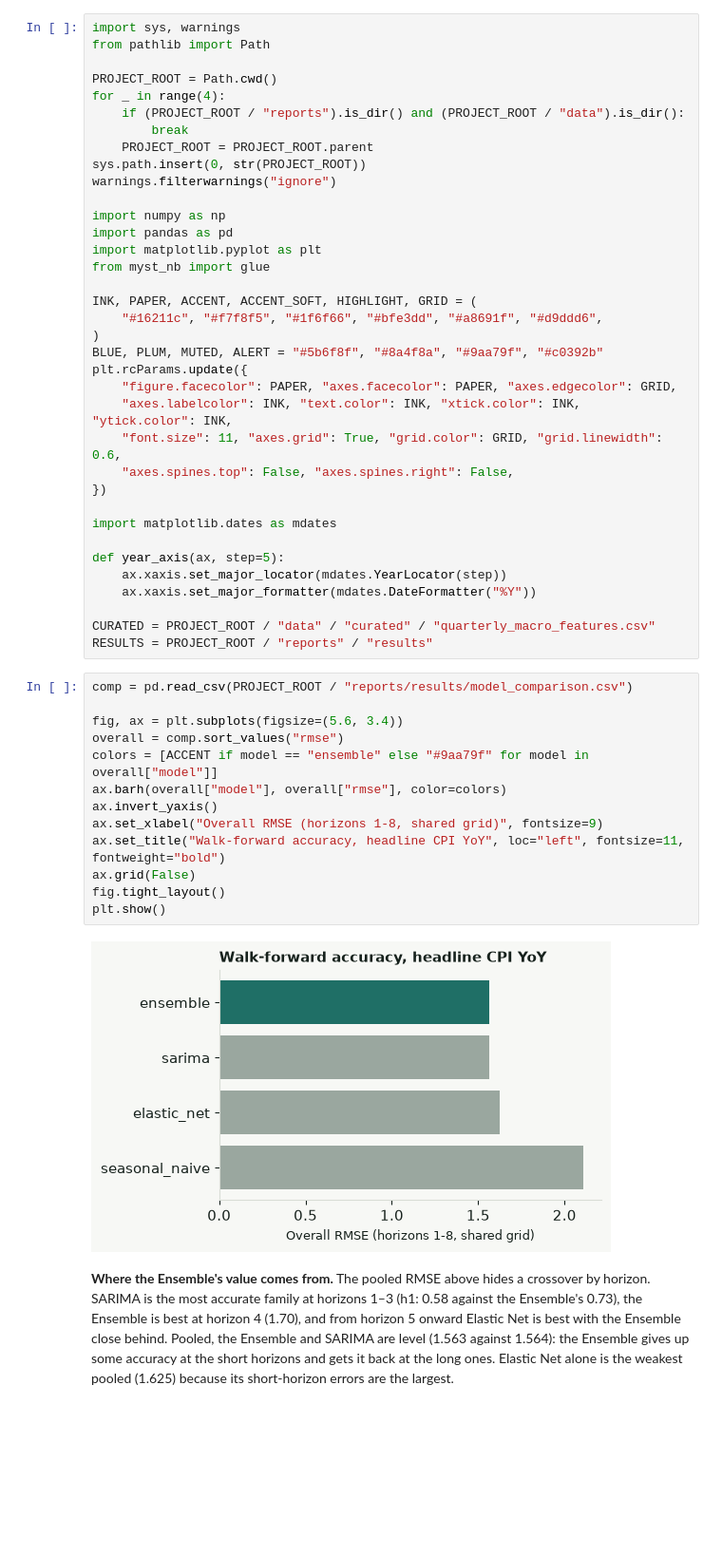
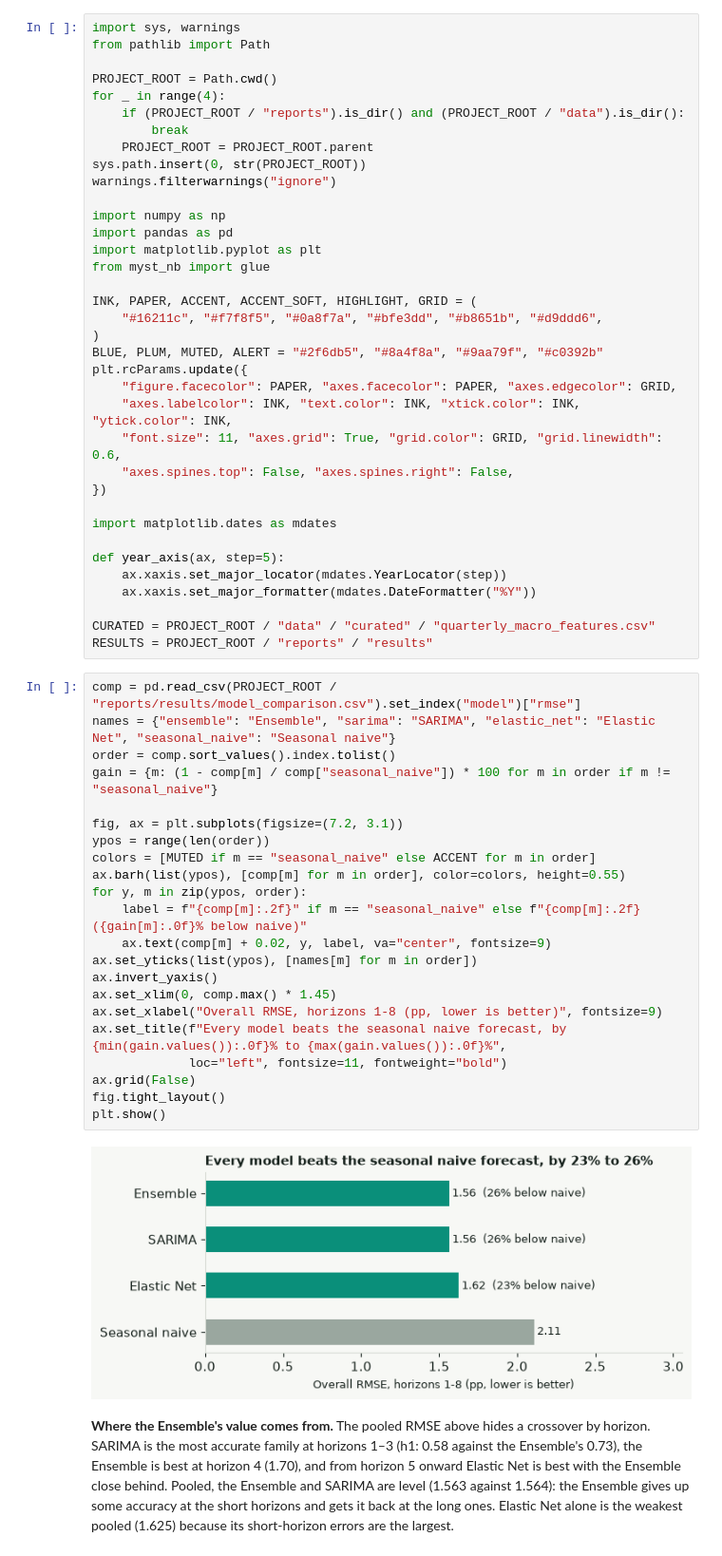
Before and after one commit to JuanVu1810/Australian-CPI-Forecast, a Jupyter notebook: book/australian_cpi_forecasting/05_evaluation.ipynb, the cells around one changed output. Shown at 95% size. Cells and saved outputs as stored; diff of their text form; blank space fills up the shorter version.

```diff
--- a/book/australian_cpi_forecasting/05_evaluation.ipynb
+++ b/book/australian_cpi_forecasting/05_evaluation.ipynb
@@ -23,9 +23,9 @@ import matplotlib.pyplot as plt
 from myst_nb import glue
 
 INK, PAPER, ACCENT, ACCENT_SOFT, HIGHLIGHT, GRID = (
-    "#16211c", "#f7f8f5", "#1f6f66", "#bfe3dd", "#a8691f", "#d9ddd6",
+    "#16211c", "#f7f8f5", "#0a8f7a", "#bfe3dd", "#b8651b", "#d9ddd6",
 )
-BLUE, PLUM, MUTED, ALERT = "#5b6f8f", "#8a4f8a", "#9aa79f", "#c0392b"
+BLUE, PLUM, MUTED, ALERT = "#2f6db5", "#8a4f8a", "#9aa79f", "#c0392b"
 plt.rcParams.update({
     "figure.facecolor": PAPER, "axes.facecolor": PAPER, "axes.edgecolor": GRID,
     "axes.labelcolor": INK, "text.color": INK, "xtick.color": INK, "ytick.color": INK,
@@ -42,20 +42,29 @@ def year_axis(ax, step=5):
 CURATED = PROJECT_ROOT / "data" / "curated" / "quarterly_macro_features.csv"
 RESULTS = PROJECT_ROOT / "reports" / "results"
 # %%
-comp = pd.read_csv(PROJECT_ROOT / "reports/results/model_comparison.csv")
+comp = pd.read_csv(PROJECT_ROOT / "reports/results/model_comparison.csv").set_index("model")["rmse"]
+names = {"ensemble": "Ensemble", "sarima": "SARIMA", "elastic_net": "Elastic Net", "seasonal_naive": "Seasonal naive"}
+order = comp.sort_values().index.tolist()
+gain = {m: (1 - comp[m] / comp["seasonal_naive"]) * 100 for m in order if m != "seasonal_naive"}
 
-fig, ax = plt.subplots(figsize=(5.6, 3.4))
-overall = comp.sort_values("rmse")
-colors = [ACCENT if model == "ensemble" else "#9aa79f" for model in overall["model"]]
-ax.barh(overall["model"], overall["rmse"], color=colors)
+fig, ax = plt.subplots(figsize=(7.2, 3.1))
+ypos = range(len(order))
+colors = [MUTED if m == "seasonal_naive" else ACCENT for m in order]
+ax.barh(list(ypos), [comp[m] for m in order], color=colors, height=0.55)
+for y, m in zip(ypos, order):
+    label = f"{comp[m]:.2f}" if m == "seasonal_naive" else f"{comp[m]:.2f}  ({gain[m]:.0f}% below naive)"
+    ax.text(comp[m] + 0.02, y, label, va="center", fontsize=9)
+ax.set_yticks(list(ypos), [names[m] for m in order])
 ax.invert_yaxis()
-ax.set_xlabel("Overall RMSE (horizons 1-8, shared grid)", fontsize=9)
-ax.set_title("Walk-forward accuracy, headline CPI YoY", loc="left", fontsize=11, fontweight="bold")
+ax.set_xlim(0, comp.max() * 1.45)
+ax.set_xlabel("Overall RMSE, horizons 1-8 (pp, lower is better)", fontsize=9)
+ax.set_title(f"Every model beats the seasonal naive forecast, by {min(gain.values()):.0f}% to {max(gain.values()):.0f}%",
+             loc="left", fontsize=11, fontweight="bold")
 ax.grid(False)
 fig.tight_layout()
 plt.show()
 # %% [output]
-[figure, old version]
+[figure, new version]
 # %% [markdown]
 **Where the Ensemble's value comes from.** The pooled RMSE above hides a crossover by horizon. SARIMA is the most accurate family at horizons 1–3 (h1: 0.58 against the Ensemble's 0.73), the Ensemble is best at horizon 4 (1.70), and from horizon 5 onward Elastic Net is best with the Ensemble close behind. Pooled, the Ensemble and SARIMA are level (1.563 against 1.564): the Ensemble gives up some accuracy at the short horizons and gets it back at the long ones. Elastic Net alone is the weakest pooled (1.625) because its short-horizon errors are the largest.
 # %%
```
Also changed, not shown: parts of 5 cells of this notebook, 27 other files.
